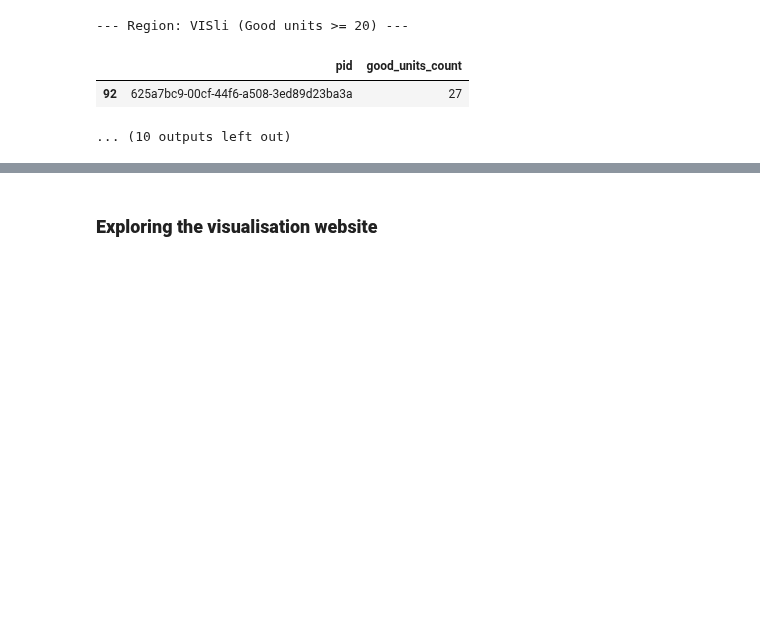
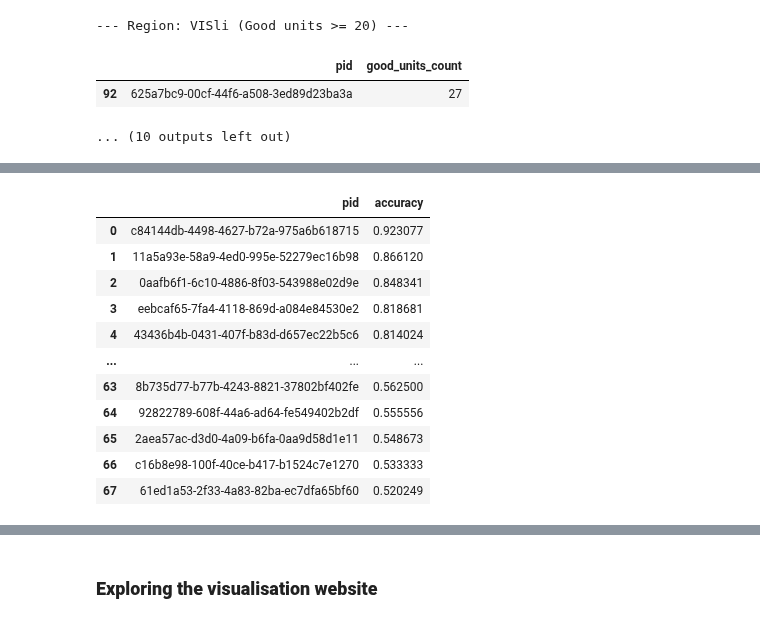
Before and after one commit to aaa923804918-max/mooncake, a Jupyter notebook: projects/neurons/IBL_BWM_Neuromatch_tutorial.ipynb, the cells around one changed output, grey strips where cells are left out. Cells and saved outputs as stored; diff of their text form; code cells hidden in the pictures; blank space fills up the shorter version.

```diff
--- a/projects/neurons/IBL_BWM_Neuromatch_tutorial.ipynb
+++ b/projects/neurons/IBL_BWM_Neuromatch_tutorial.ipynb
@@ -673,3 +673,76 @@ for region_name, group in region_pid_good_units_sorted.groupby('acronym'):
 |  | pid | good_units_count |
 | 92 | 625a7bc9-00cf-44f6-a508-3ed89d23ba3a | 27 |
 ... (10 outputs left out)
+# %%
+# 1. Collect all PIDs that meet the criteria from the previous filtering steps
+relevant_pids = []
+for region_name, group in region_pid_good_units_sorted.groupby('acronym'):
+    filtered_group = group[group['good_units_count'] >= 20]
+    if not filtered_group.empty:
+        relevant_pids.extend(filtered_group['pid'].tolist())
+
+# Ensure meta is loaded for 'firstMove' as choice decoding is movement-aligned
+# (This should already be set from section 5, but re-confirming for this task)
+if meta['data_path'].name != 'data_firstMove':
+    download_data('firstMove')
+    meta = load_metadata('firstMove')
+
+# Define the time window for decoding
+time_mask = np.bitwise_and(meta.times < 0, meta.times > -0.1)
+
+decoding_results = []
+
+print(f"Starting decoding for {len(relevant_pids)} relevant PIDs...")
+
+for pid in tqdm.tqdm(relevant_pids, desc="Decoding PIDs"):
+    try:
+        psth, clust_df, trials_df = get_psth_for_insertion(pid, meta)
+
+        # Filter for trials with valid choices (-1 or 1)
+        valid_choices_mask = trials_df['choice'].isin([-1.0, 1.0])
+        filtered_psth = psth[valid_choices_mask, :, :]
+        filtered_trials_df = trials_df[valid_choices_mask]
+
+        if filtered_psth.shape[0] == 0 or filtered_psth.shape[1] == 0:
+            # print(f"Skipping PID {pid}: No valid trials or clusters after filtering.")
+            continue
+
+        X = filtered_psth[:, :, time_mask].mean(axis=2)
+        y = filtered_trials_df.choice.values
+
+        # Check if there are enough samples and both classes are present
+        if len(y) < 2 or len(np.unique(y)) < 2:
+            # print(f"Skipping PID {pid}: Insufficient unique choices or samples for decoding.")
+            continue
+
+        # Split trials into test and training sets
+        # Ensure stratify is used if possible for balanced classes
+        try:
+            X_train, X_test, y_train, y_test = train_test_split(X, y, test_size=0.5, random_state=0, stratify=y)
+        except ValueError:
+            # Fallback if stratification is not possible (e.g., only one class in a small split)
+            X_train, X_test, y_train, y_test = train_test_split(X, y, test_size=0.5, random_state=0)
+
+        # Fit the logistic regression model
+        clf = LogisticRegression(random_state=0, max_iter=1000, solver='liblinear').fit(X_train, y_train)
+
+        # Use the test set to assess the model accuracy
+        choice_predicted = clf.predict(X_test)
+        n_trial_correct = (y_test == choice_predicted).sum()
+        accuracy = n_trial_correct / len(y_test)
+
+        decoding_results.append({'pid': pid, 'accuracy': accuracy})
+
+    except Exception as e:
+        # print(f"Error processing PID {pid}: {e}")
+        continue
+
+# Convert results to DataFrame and sort by accuracy
+results_df = pd.DataFrame(decoding_results)
+if not results_df.empty:
+    results_df = results_df.sort_values(by='accuracy', ascending=False).reset_index(drop=True)
+    print("\n--- Decoding Rates Ranked by Accuracy ---")
+    display(results_df)
+else:
+    print("No decoding results could be generated for the specified PIDs.")
+# %% [output]
@@ -675,0 +751,12 @@ for region_name, group in region_pid_good_units_sorted.groupby('acronym'):
+|  | pid | accuracy |
+| 0 | c84144db-4498-4627-b72a-975a6b618715 | 0.923077 |
+| 1 | 11a5a93e-58a9-4ed0-995e-52279ec16b98 | 0.866120 |
+| 2 | 0aafb6f1-6c10-4886-8f03-543988e02d9e | 0.848341 |
+| 3 | eebcaf65-7fa4-4118-869d-a084e84530e2 | 0.818681 |
+| 4 | 43436b4b-0431-407f-b83d-d657ec22b5c6 | 0.814024 |
+| ... | ... | ... |
+| 63 | 8b735d77-b77b-4243-8821-37802bf402fe | 0.562500 |
+| 64 | 92822789-608f-44a6-ad64-fe549402b2df | 0.555556 |
+| 65 | 2aea57ac-d3d0-4a09-b6fa-0aa9d58d1e11 | 0.548673 |
+| 66 | c16b8e98-100f-40ce-b417-b1524c7e1270 | 0.533333 |
+| 67 | 61ed1a53-2f33-4a83-82ba-ec7dfa65bf60 | 0.520249 |
```
Also changed, not shown: parts of 1 cell of this notebook.
